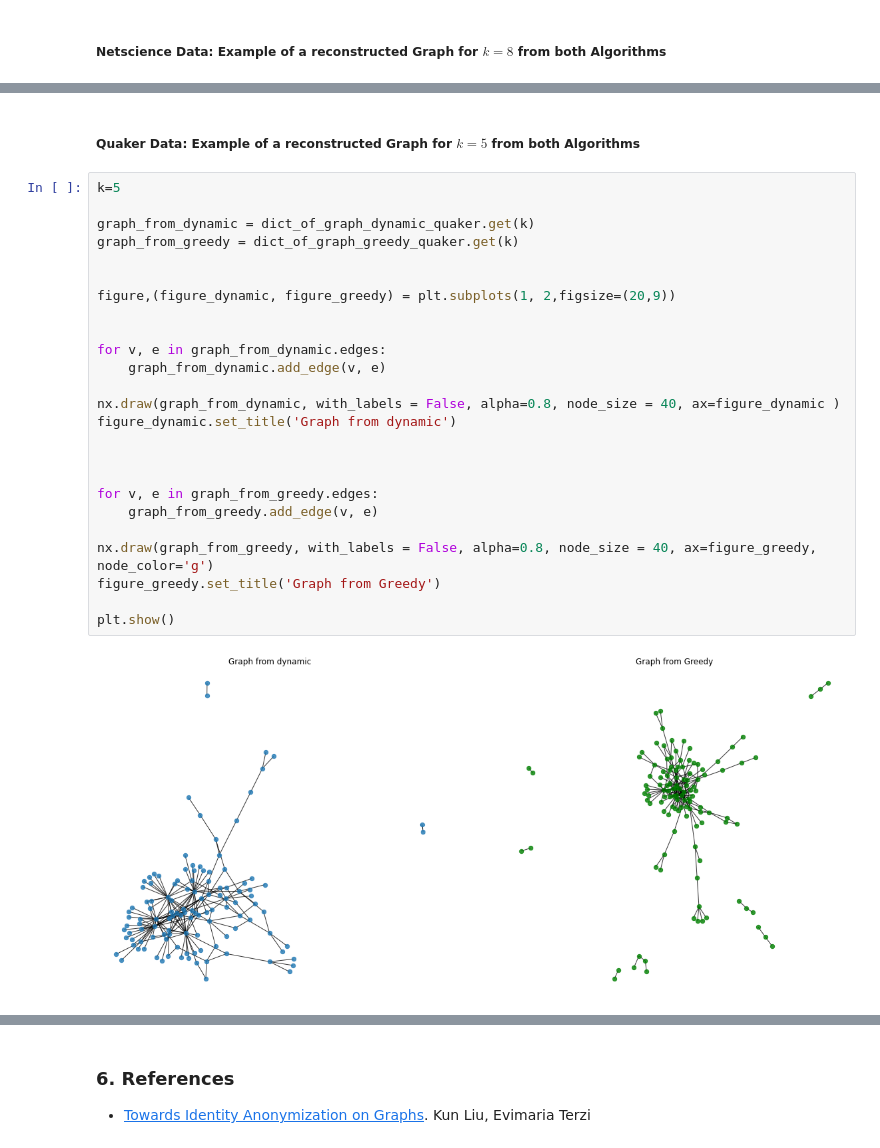
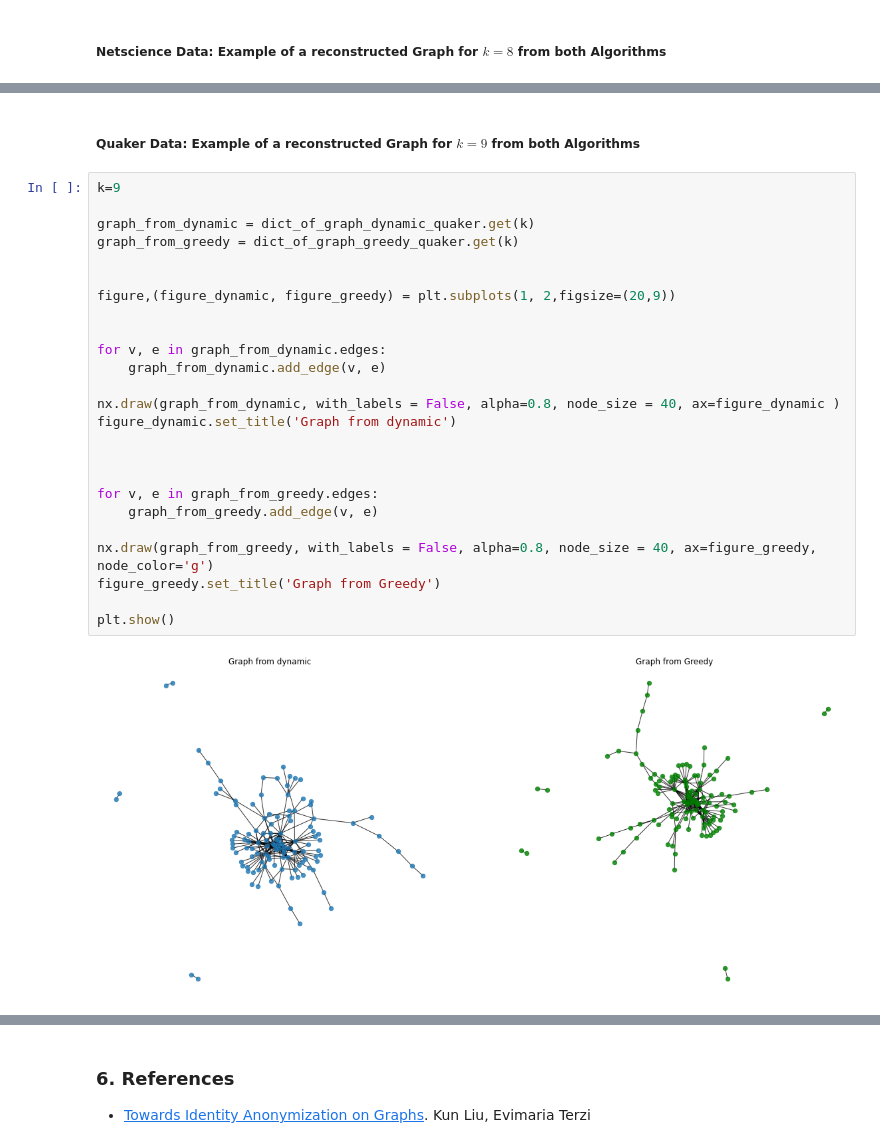
Before and after one commit to sahityacodes/graphAnonymization, a Jupyter notebook: graph_anonymization_documentation.ipynb, the cells around one changed output, grey strips where cells are left out. Drawn from its saved outputs; the diff is of its cells as text.

```diff
--- a/graph_anonymization_documentation.ipynb
+++ b/graph_anonymization_documentation.ipynb
@@ -837,32 +859,32 @@ Edges of Anonymized Graph: [(530, 33), (530, 34), (530, 78), (530, 54), (530, 14
 # %% [markdown]
-##### Quaker Data: Example of a reconstructed Graph for $k = 5$ from both Algorithms
+##### Quaker Data: Example of a reconstructed Graph for $k = 9$ from both Algorithms
 # %%
-k=5
+k=9
 
 graph_from_dynamic = dict_of_graph_dynamic_quaker.get(k)
 graph_from_greedy = dict_of_graph_greedy_quaker.get(k)
 
 
 figure,(figure_dynamic, figure_greedy) = plt.subplots(1, 2,figsize=(20,9))
 
 
 for v, e in graph_from_dynamic.edges:
     graph_from_dynamic.add_edge(v, e)
 
 nx.draw(graph_from_dynamic, with_labels = False, alpha=0.8, node_size = 40, ax=figure_dynamic )
 figure_dynamic.set_title('Graph from dynamic')
 
 
 
 for v, e in graph_from_greedy.edges:
     graph_from_greedy.add_edge(v, e)
 
 nx.draw(graph_from_greedy, with_labels = False, alpha=0.8, node_size = 40, ax=figure_greedy, node_color='g')
 figure_greedy.set_title('Graph from Greedy')
 
 plt.show()
 # %% [output]
-[figure, old version]
+[figure, new version]
 # %% [markdown]
 ### 5. Conclusion
 
```
Also changed, not shown: parts of 13 cells of this notebook.
